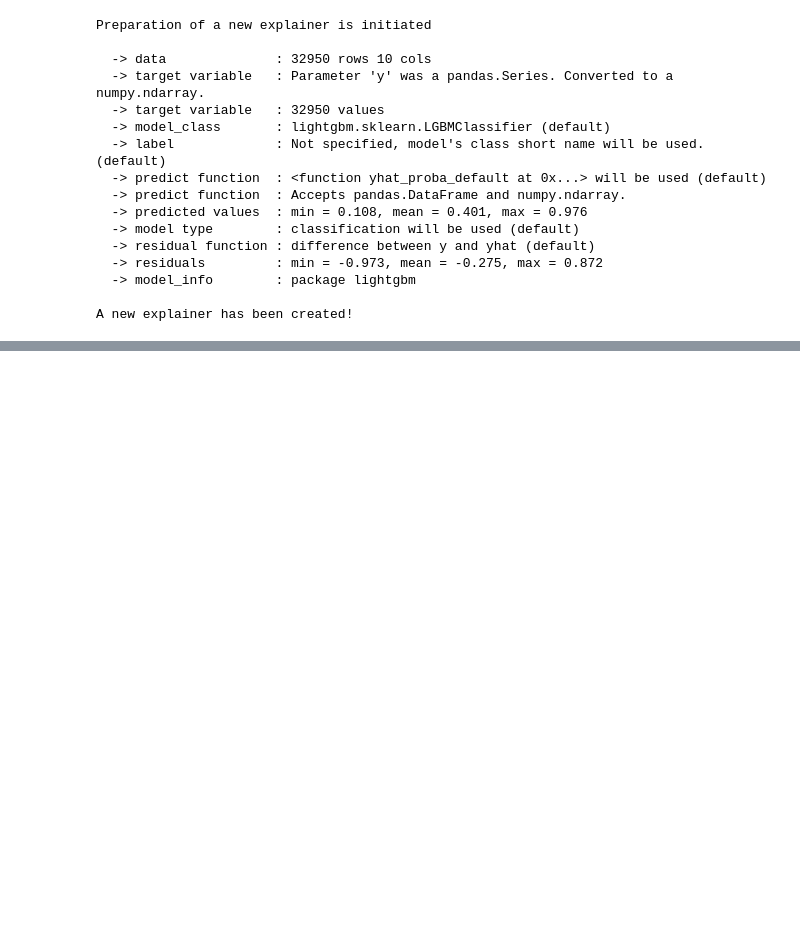
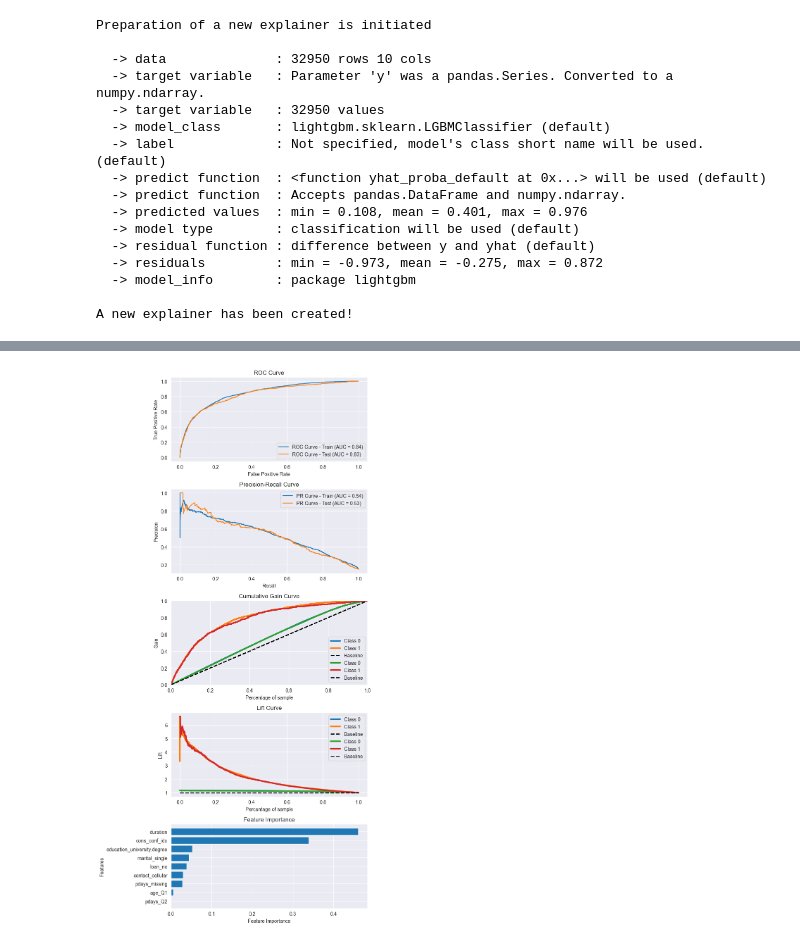
Before and after one commit to zuzannamiazio/RR_project, a Jupyter notebook: project_file.ipynb, the cells around one changed output, grey strips where cells are left out. Cells and saved outputs as stored; diff of their text form; code cells hidden in the pictures; blank space fills up the shorter version.

Commit message:
modelling finished

```diff
--- a/project_file.ipynb
+++ b/project_file.ipynb
@@ -1061,0 +1183,55 @@ data_06_cum_gain_full.head()
+# %%
+#  ROC curve values for train and test
+fpr_train, tpr_train, _ = roc_curve(y_train_camp, y_prob_train[:, 1])
+fpr_test, tpr_test, _ = roc_curve(y_test_camp, y_prob_test[:, 1])
+
+# Precision-Recall curve values for train and test
+precision_train, recall_train, _ = precision_recall_curve(y_train_camp, y_prob_train[:, 1])
+precision_test, recall_test, _ = precision_recall_curve(y_test_camp, y_prob_test[:, 1])
+
+
+fig, axes = plt.subplots(nrows=5, ncols=1, figsize=(8, 16))
+
+# ROC curve
+axes[0].plot(fpr_train, tpr_train, label=f'ROC Curve - Train (AUC = {roc_auc_train:.2f})')
+axes[0].plot(fpr_test, tpr_test, label=f'ROC Curve - Test (AUC = {roc_auc_test:.2f})')
+axes[0].set_title('ROC Curve')
+axes[0].set_xlabel('False Positive Rate')
+axes[0].set_ylabel('True Positive Rate')
+axes[0].legend()
+
+# Precision-Recall curve
+axes[1].plot(recall_train, precision_train, label=f'PR Curve - Train (AUC = {pr_auc_train:.2f})')
+axes[1].plot(recall_test, precision_test, label=f'PR Curve - Test (AUC = {pr_auc_test:.2f})')
+axes[1].set_title('Precision-Recall Curve')
+axes[1].set_xlabel('Recall')
+axes[1].set_ylabel('Precision')
+axes[1].legend()
+
+# Cumulative Gain curve
+skplt.metrics.plot_cumulative_gain(y_train_camp, y_prob_train, ax=axes[2])
+axes[2].legend()
+skplt.metrics.plot_cumulative_gain(y_test_camp, y_prob_test, ax=axes[2])
+axes[2].legend()
+axes[2].set_title('Cumulative Gain Curve')
+axes[2].legend()
+
+# Lift curve
+skplt.metrics.plot_lift_curve(y_train_camp, y_prob_train, ax=axes[3])
+skplt.metrics.plot_lift_curve(y_test_camp, y_prob_test, ax=axes[3])
+axes[3].set_title('Lift Curve')
+axes[3].legend()
+
+# Feature importance
+sorted_idx = model.feature_importances_.argsort()
+relative_importances = model.feature_importances_[sorted_idx] / model.feature_importances_.sum()
+axes[4].barh(X_train_camp_final.columns[sorted_idx], relative_importances)
+axes[4].set_title('Feature Importance')
+axes[4].set_xlabel('Feature Importance')
+axes[4].set_ylabel('Features')
+
+
+plt.tight_layout()
+plt.show()
+# %% [output]
+[figure, added]
```
Also changed, not shown: parts of 18 cells of this notebook.
